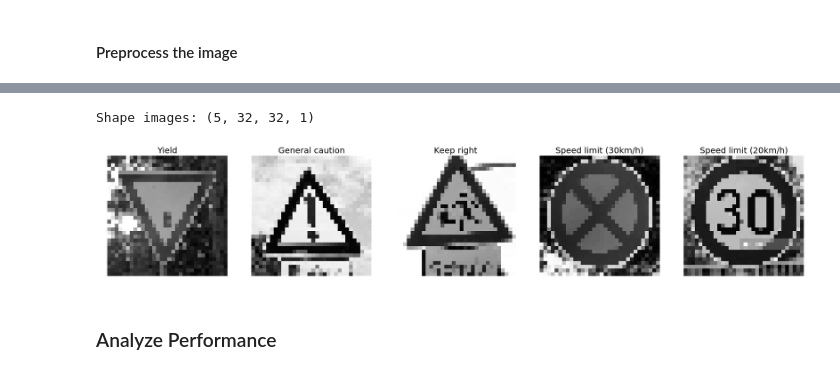
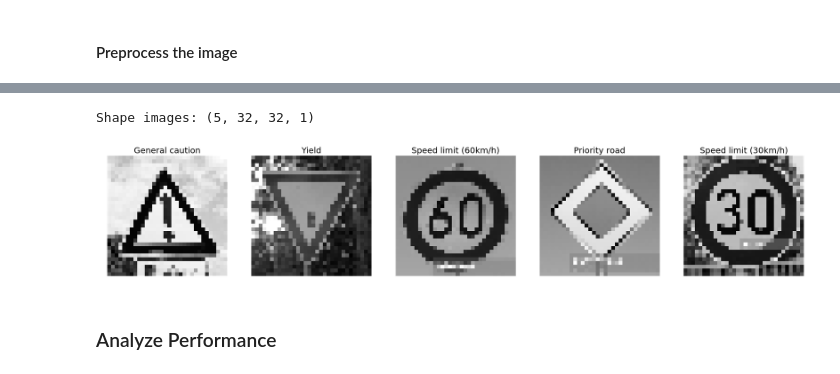
Before and after one commit to amanda-ni/CarND-Traffic-Sign-Classifier-P2, a Jupyter notebook: Traffic_Sign_Classifier.ipynb, the cells around one changed output, grey strips where cells are left out. Drawn from its saved outputs; the diff is of its cells as text; code cells hidden in the pictures.

```diff
--- a/Traffic_Sign_Classifier.ipynb
+++ b/Traffic_Sign_Classifier.ipynb
@@ -206,9 +221,12 @@ def preprocess( imdata, interpolate=False ):
     # grayscale = np.zeros( imdata.shape[:3] )
     grayscale = []
     for i, im in enumerate(imdata):
+        newim = im
+        if im.max() == 1.0:
+            newim = np.uint8( np.copy(im)*255 )[:,:,0:3]
         if interpolate:
-            im = cv2.resize(im, (32, 32), interpolation = cv2.INTER_CUBIC)
-        grayscale += [cv2.cvtColor(im, cv2.COLOR_BGR2GRAY)]
+            newim = cv2.resize(newim, (32, 32), interpolation = cv2.INTER_CUBIC)
+        grayscale += [cv2.cvtColor(newim, cv2.COLOR_BGR2GRAY)]
     grayscale = np.float32( np.array(grayscale) )
     grayscale = (grayscale - 128)/128
     grayscale = grayscale.reshape( grayscale.shape+(1,) )
@@ -338,7 +327,7 @@ def evaluate(X_data, y_data):
     sess = tf.get_default_session()
     for offset in range(0, num_examples, BATCH_SIZE):
         batch_x, batch_y = X_data[offset:offset+BATCH_SIZE], y_data[offset:offset+BATCH_SIZE]
-        accuracy = sess.run(accuracy_operation, feed_dict={x: batch_x, y: batch_y})
+        accuracy = sess.run(accuracy_operation, feed_dict={x: batch_x, y: batch_y, dropout: 1.0})
         total_accuracy += (accuracy * len(batch_x))
     return total_accuracy / num_examples
 # %%
@@ -346,7 +335,7 @@ sess = tf.InteractiveSession()
 # %% [markdown]
 ### Train the neural network model
 # %%
-EPOCHS=100
+EPOCHS=1
 BATCH_SIZE=128
 save_model = None
 load_model = 'model/lenet'
@@ -367,13 +356,15 @@ for i in range(EPOCHS):
     for offset in range(0, num_examples, BATCH_SIZE):
         end = offset + BATCH_SIZE
         batch_x, batch_y = X_train[offset:end], y_train[offset:end]
-        sess.run(training_operation, feed_dict={x: batch_x, y: batch_y})
+        sess.run(training_operation, feed_dict={x: batch_x, y: batch_y, dropout: 0.5})
 
     train_accuracy = evaluate(X_train, y_train)
     validation_accuracy = evaluate(X_valid, y_valid)
+    testing_accuracy = evaluate(X_test, y_test)
     print("EPOCH {} ...".format(i+1))
     print("Training Accuracy = {:.3f}".format(train_accuracy))
     print("Validation Accuracy = {:.3f}".format(validation_accuracy))
+    print("Testing Accuracy = {:.3f}".format(testing_accuracy))
     print()
 
 if save_model:
@@ -411,7 +392,7 @@ You may find `signnames.csv` useful as it contains mappings from the class id (i
 ### Load the images and plot them here.
 ### Feel free to use as many code cells as needed.
 import os
-imdir = 'test-images/cropped/'
+imdir = 'test-images/useful/'
 imnames = os.listdir(imdir)
 testims = [plt.imread(imdir+imname) for imname in imnames]
 # %% [markdown]
@@ -433,10 +414,10 @@ Shape images: (5, 32, 32, 1)
 # %%
-predclasses = sess.run(predictions, feed_dict={x: grayims})
+predclasses = sess.run(predictions, feed_dict={x: grayims, dropout: 1.0})
 predclasses = [signnames[pred] for pred in predclasses]
 show_images(grayims, predclasses)
 # %% [output]
 Shape images: (5, 32, 32, 1)
-[figure, old version]
+[figure, new version]
 # %% [markdown]
 ### Analyze Performance
 # %% [markdown]
```
Also changed, not shown: parts of 11 cells of this notebook, 19 other files.
